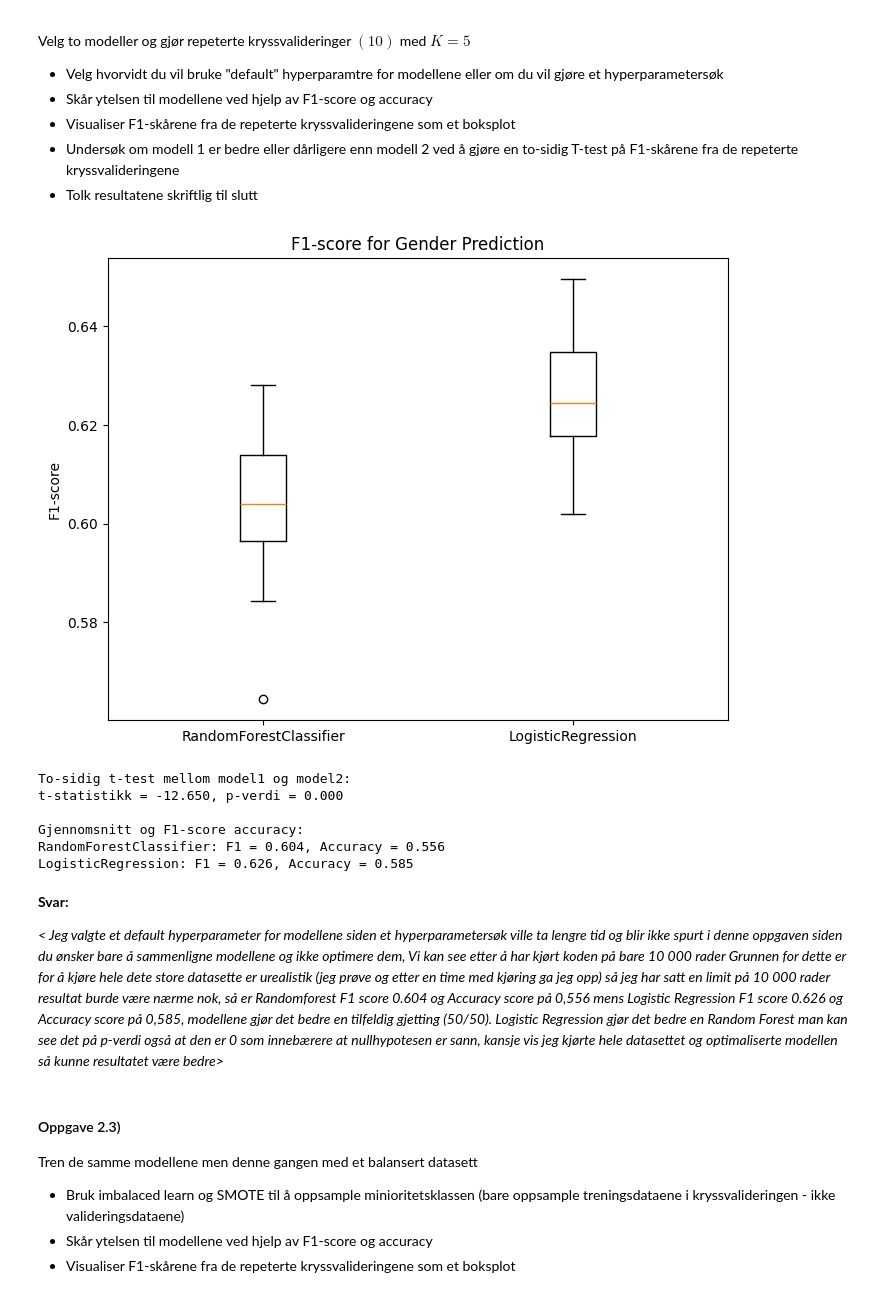
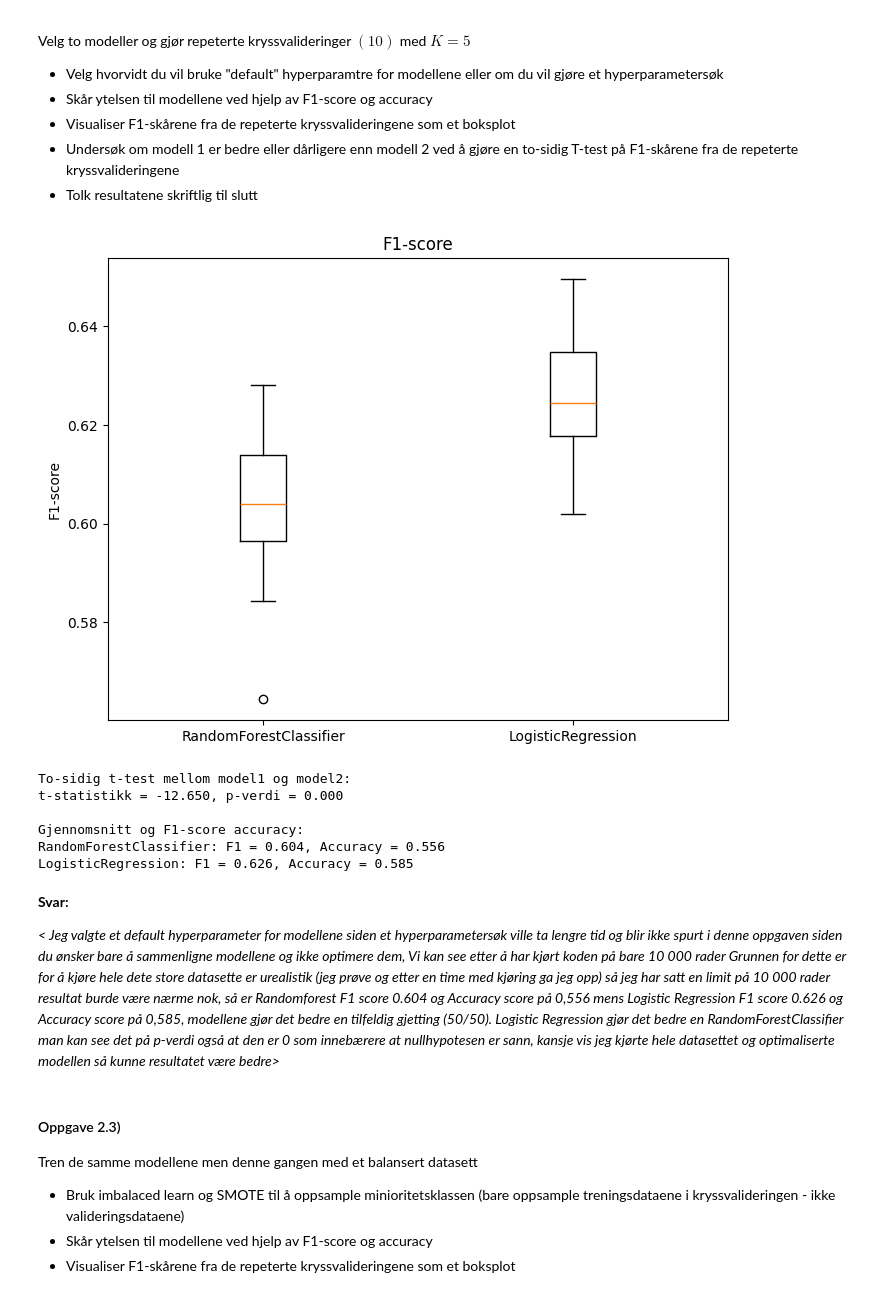
Before and after one commit to Ripzss/BTS, a Jupyter notebook: Datamining/Oblig1/Oppgave 2/Oppgave 2.ipynb, the cells around one changed output. Drawn from its saved outputs; the diff is of its cells as text; code cells hidden in the pictures.

```diff
--- a/Datamining/Oblig1/Oppgave 2/Oppgave 2.ipynb
+++ b/Datamining/Oblig1/Oppgave 2/Oppgave 2.ipynb
@@ -106,35 +106,35 @@ rkf = RepeatedKFold(n_splits=5, n_repeats=10, random_state=42)
 
 #setter en limit på hvor mye av dataen blir lest hele settet er for mye
 X_small = X_processed[:10000]
 y_small = y[:10000]
 
 #f1
 f1_model1 = cross_val_score(model1, X_small, y_small, cv=rkf, scoring=f1_scorer)
 f1_model2 = cross_val_score(model2, X_small, y_small, cv=rkf, scoring=f1_scorer)
 
 #accuracy
 acc_model1 = cross_val_score(model1, X_small, y_small, cv=rkf, scoring='accuracy')
 acc_model2 = cross_val_score(model2, X_small, y_small, cv=rkf, scoring='accuracy')
 
 #boxplot
 plt.figure(figsize=(8,6))
 plt.boxplot([f1_model1, f1_model2], tick_labels=['RandomForestClassifier', 'LogisticRegression'])
 plt.ylabel('F1-score')
-plt.title('F1-score for Gender Prediction')
+plt.title('F1-score')
 plt.show()
 
 #p_value er to stidig som stanader vi sjekker for forskjell i begge retninger
 t_stat, p_value = ttest_rel(f1_model1, f1_model2)
 
 print("\nTo-sidig t-test mellom model1 og model2:")
 print(f"t-statistikk = {t_stat:.3f}, p-verdi = {p_value:.3f}")
 
 #Printer Gjennomsnitt
 print("\nGjennomsnitt og F1-score accuracy:")
 print(f"RandomForestClassifier: F1 = {f1_model1.mean():.3f}, Accuracy = {acc_model1.mean():.3f}")
 print(f"LogisticRegression: F1 = {f1_model2.mean():.3f}, Accuracy = {acc_model2.mean():.3f}")
 # %% [output]
-[figure, old version]
+[figure, new version]
 To-sidig t-test mellom model1 og model2:
 t-statistikk = -12.650, p-verdi = 0.000
 
@@ -144,7 +144,7 @@ LogisticRegression: F1 = 0.626, Accuracy = 0.585
 # %% [markdown]
 **Svar:**
 
-*< Jeg valgte et default hyperparameter for modellene siden et hyperparametersøk ville ta lengre tid og blir ikke spurt i denne oppgaven siden du ønsker bare å sammenligne modellene og ikke optimere dem, Vi kan see etter å har kjørt koden på bare 10 000 rader Grunnen for dette er for å kjøre hele dete store datasette er urealistik (jeg prøve og etter en time med kjøring ga jeg opp) så jeg har satt en limit på 10 000 rader resultat burde være nærme nok, så er Randomforest F1 score 0.604 og Accuracy score på 0,556 mens Logistic Regression F1 score 0.626 og Accuracy score på 0,585, modellene gjør det bedre en tilfeldig gjetting (50/50). Logistic Regression gjør det bedre en Random Forest man kan see det på p-verdi også at den er 0 som innebærere at nullhypotesen er sann, kansje vis jeg kjørte hele datasettet og optimaliserte modellen så kunne resultatet være bedre>*
+*< Jeg valgte et default hyperparameter for modellene siden et hyperparametersøk ville ta lengre tid og blir ikke spurt i denne oppgaven siden du ønsker bare å sammenligne modellene og ikke optimere dem, Vi kan see etter å har kjørt koden på bare 10 000 rader Grunnen for dette er for å kjøre hele dete store datasette er urealistik (jeg prøve og etter en time med kjøring ga jeg opp) så jeg har satt en limit på 10 000 rader resultat burde være nærme nok, så er Randomforest F1 score 0.604 og Accuracy score på 0,556 mens Logistic Regression F1 score 0.626 og Accuracy score på 0,585, modellene gjør det bedre en tilfeldig gjetting (50/50). Logistic Regression gjør det bedre en RandomForestClassifier man kan see det på p-verdi også at den er 0 som innebærere at nullhypotesen er sann, kansje vis jeg kjørte hele datasettet og optimaliserte modellen så kunne resultatet være bedre>*
 # %% [markdown]
 #### Oppgave 2.3)
 Tren de samme modellene men denne gangen med et balansert datasett
```
Also changed, not shown: parts of 2 cells of this notebook.
